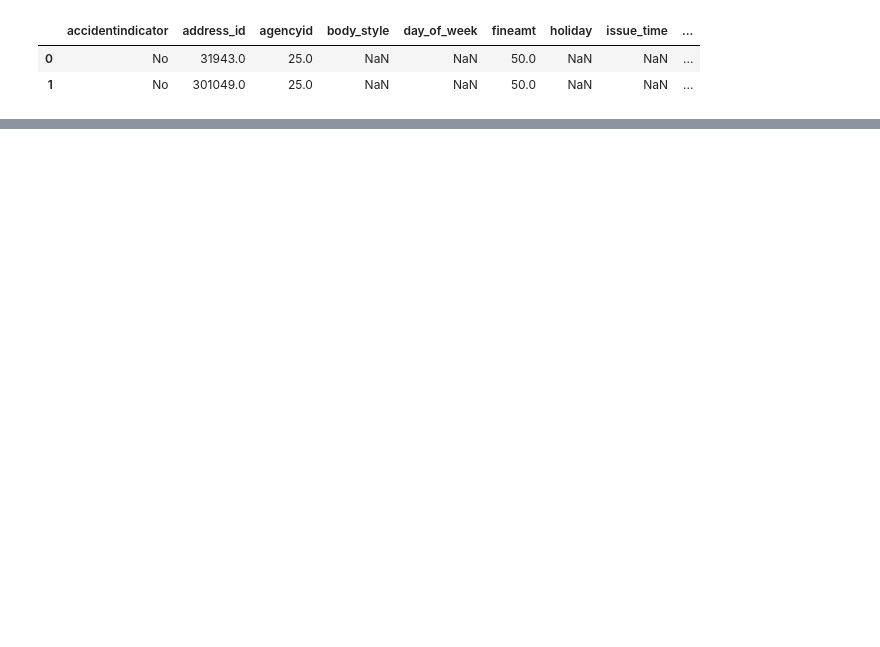
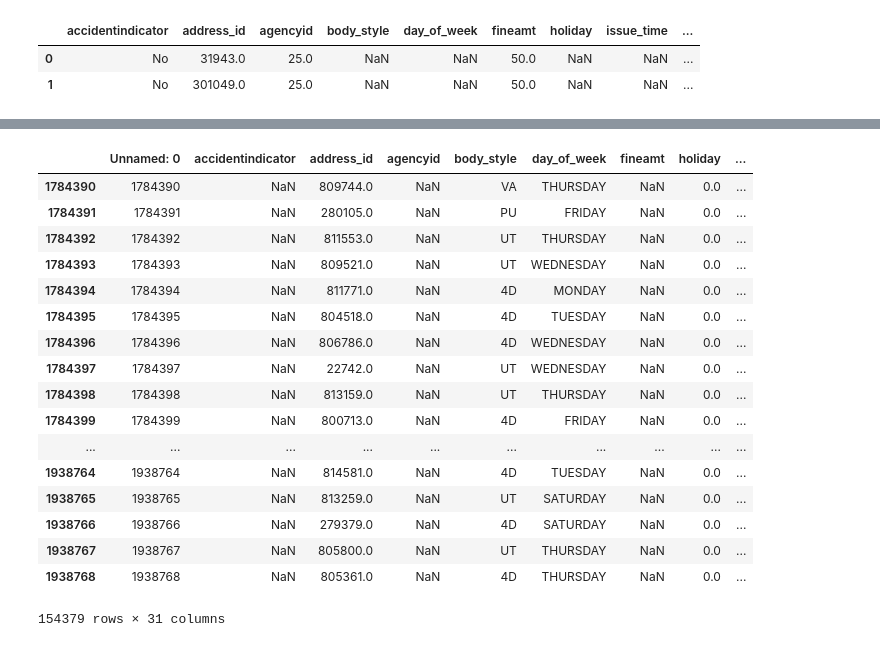
Before and after one commit to ndanielsen/dc_traffic_data, a Jupyter notebook: notebooks/Moving violations - data tidy up.ipynb, the cells around one changed output, grey strips where cells are left out. Saved outputs shown, nothing was run; the diff lists cells and outputs as text; code cells hidden in the pictures; blank space fills up the shorter version.

Commit message:
added some cleaning steps to Moving violations.

```diff
--- a/notebooks/Moving violations - data tidy up.ipynb
+++ b/notebooks/Moving violations - data tidy up.ipynb
@@ -67,3 +67,6 @@ frame.head(2)
 # %%
 frame.to_json('moving_violations.json')
 frame.to_csv('moving_violations.csv', delimiter='||')
+# %%
+# cleaning steps from Nicole
+df = pd.read_csv('/Users/nicole/Documents/Data Science/code_for_dc/moving_violations.csv')
@@ -69,0 +97,3 @@ frame.to_csv('moving_violations.csv', delimiter='||')
+# %%
+# drop two  columns that contain all null values- penalty2, row_id
+df.drop(['penalty2', 'row_id'], axis=1, inplace=True)
@@ -69,0 +150,23 @@ frame.to_csv('moving_violations.csv', delimiter='||')
+# %%
+df[~df['ticket_issue_date'].isnull()]
+
+# ticketissuedate has no null values. spot check of ticket_issue_date confirms redundant column. drop ticket_issue_date
+# %% [output]
+|  | Unnamed: 0 | accidentindicator | address_id | agencyid | body_style | day_of_week | fineamt | holiday | ... |
+| 1784390 | 1784390 | NaN | 809744.0 | NaN | VA | THURSDAY | NaN | 0.0 | ... |
+| 1784391 | 1784391 | NaN | 280105.0 | NaN | PU | FRIDAY | NaN | 0.0 | ... |
+| 1784392 | 1784392 | NaN | 811553.0 | NaN | UT | THURSDAY | NaN | 0.0 | ... |
+| 1784393 | 1784393 | NaN | 809521.0 | NaN | UT | WEDNESDAY | NaN | 0.0 | ... |
+| 1784394 | 1784394 | NaN | 811771.0 | NaN | 4D | MONDAY | NaN | 0.0 | ... |
+| 1784395 | 1784395 | NaN | 804518.0 | NaN | 4D | TUESDAY | NaN | 0.0 | ... |
+| 1784396 | 1784396 | NaN | 806786.0 | NaN | 4D | WEDNESDAY | NaN | 0.0 | ... |
+| 1784397 | 1784397 | NaN | 22742.0 | NaN | UT | WEDNESDAY | NaN | 0.0 | ... |
+| 1784398 | 1784398 | NaN | 813159.0 | NaN | UT | THURSDAY | NaN | 0.0 | ... |
+| 1784399 | 1784399 | NaN | 800713.0 | NaN | 4D | FRIDAY | NaN | 0.0 | ... |
+| ... | ... | ... | ... | ... | ... | ... | ... | ... | ... |
+| 1938764 | 1938764 | NaN | 814581.0 | NaN | 4D | TUESDAY | NaN | 0.0 | ... |
+| 1938765 | 1938765 | NaN | 813259.0 | NaN | UT | SATURDAY | NaN | 0.0 | ... |
+| 1938766 | 1938766 | NaN | 279379.0 | NaN | 4D | SATURDAY | NaN | 0.0 | ... |
+| 1938767 | 1938767 | NaN | 805800.0 | NaN | UT | THURSDAY | NaN | 0.0 | ... |
+| 1938768 | 1938768 | NaN | 805361.0 | NaN | 4D | THURSDAY | NaN | 0.0 | ... |
+154379 rows × 31 columns
```
Also changed, not shown: parts of 14 cells of this notebook.
